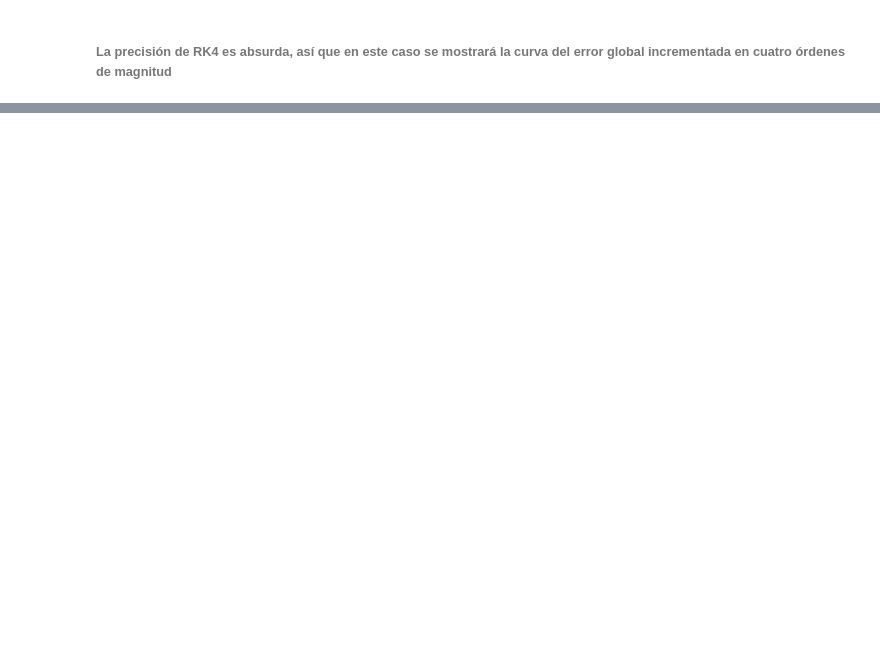
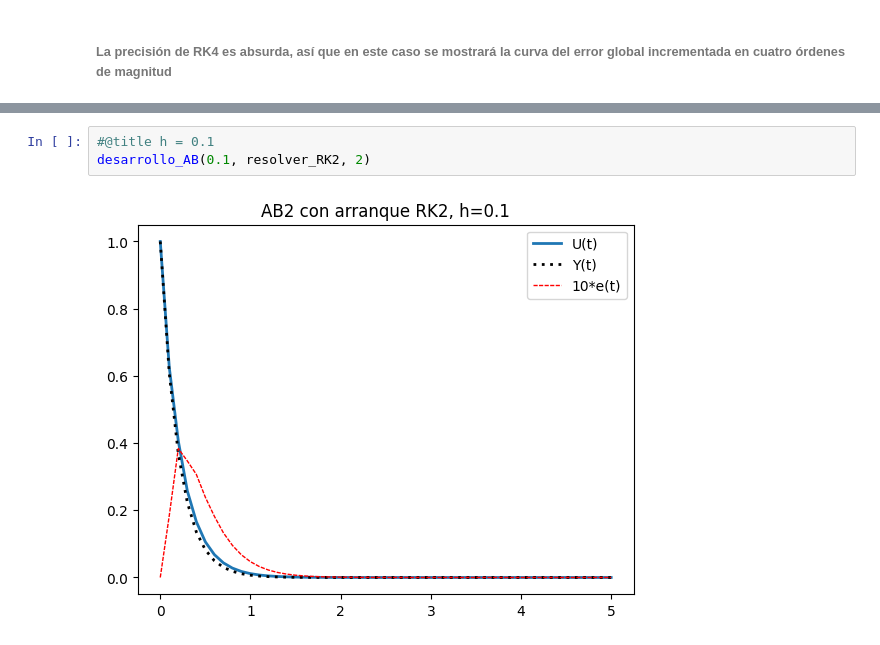
Before and after one commit to sbarreto10/AnalisisNumerico, a Jupyter notebook: LaboNumerico/numerico_practica.ipynb, the cells around one changed output, grey strips where cells are left out. Cells and saved outputs as stored; diff of their text form; blank space fills up the shorter version.

```diff
--- a/LaboNumerico/numerico_practica.ipynb
+++ b/LaboNumerico/numerico_practica.ipynb
@@ -717,0 +760,5 @@ Text(0.5, 1.0, 'RK4, h=0.1')
+# %%
+#@title h = 0.1
+desarrollo_AB(0.1, resolver_RK2, 2)
+# %% [output]
+[figure, added]
```
Also changed, not shown: parts of 28 cells of this notebook.
